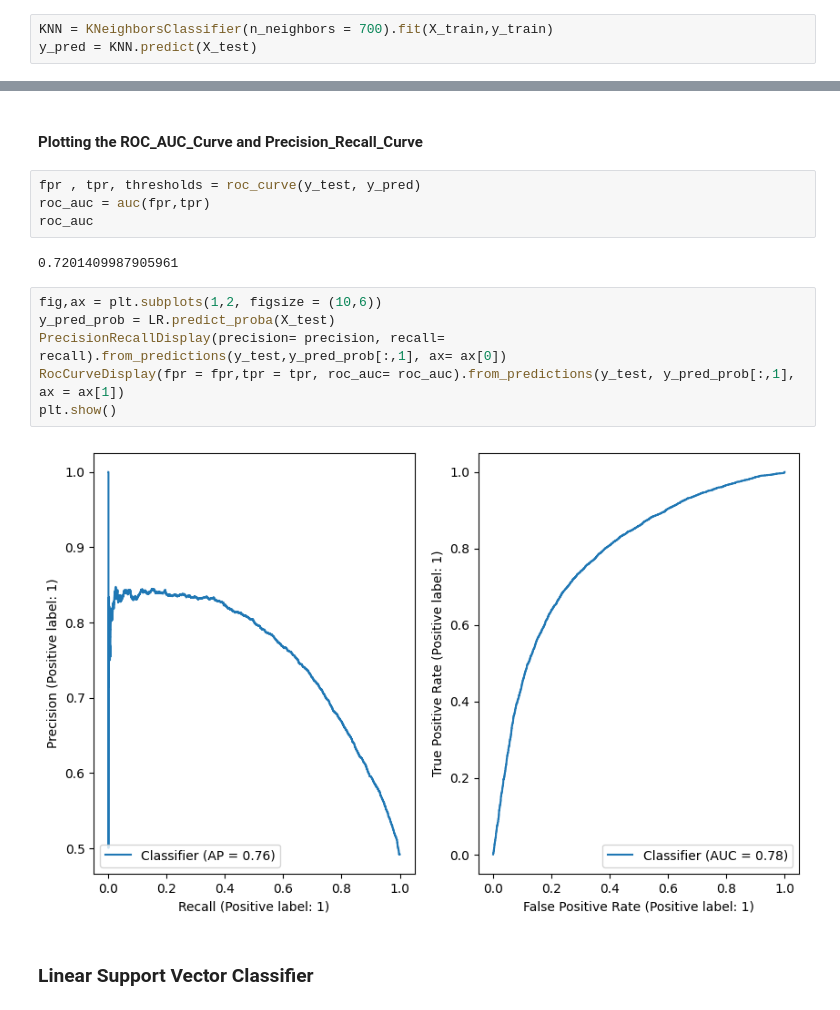
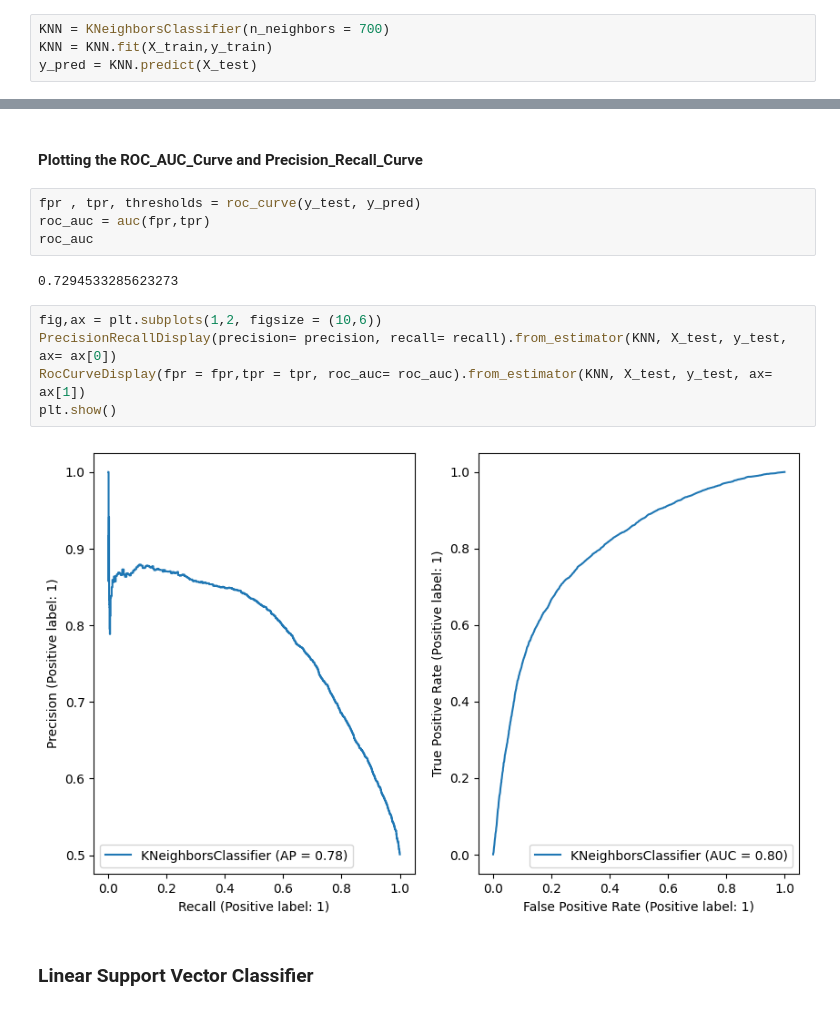
Before and after one commit to Shivam-3921/cardio_disease_prediction, a Jupyter notebook: cardio_diesease.ipynb, the cells around one changed output, grey strips where cells are left out. Drawn from its saved outputs; the diff is of its cells as text.

Commit message:
corrected the precision recall and ROC_AUC plots

```diff
--- a/cardio_diesease.ipynb
+++ b/cardio_diesease.ipynb
@@ -394,7 +394,8 @@ plt.show()
 # %% [markdown]
 #### Creating and training the K Nearest Neighbors Classifier
 # %%
-KNN = KNeighborsClassifier(n_neighbors = 700).fit(X_train,y_train)
+KNN = KNeighborsClassifier(n_neighbors = 700)
+KNN = KNN.fit(X_train,y_train)
 y_pred = KNN.predict(X_test)
 # %% [markdown]
 #### Calculating the accuracy scores using confusion matrix
@@ -434,15 +435,14 @@ fpr , tpr, thresholds = roc_curve(y_test, y_pred)
 roc_auc = auc(fpr,tpr)
 roc_auc
 # %% [output]
-0.7201409987905961
+0.7294533285623273
 # %%
 fig,ax = plt.subplots(1,2, figsize = (10,6))
-y_pred_prob = LR.predict_proba(X_test)
-PrecisionRecallDisplay(precision= precision, recall= recall).from_predictions(y_test,y_pred_prob[:,1], ax= ax[0])
-RocCurveDisplay(fpr = fpr,tpr = tpr, roc_auc= roc_auc).from_predictions(y_test, y_pred_prob[:,1], ax = ax[1])
+PrecisionRecallDisplay(precision= precision, recall= recall).from_estimator(KNN, X_test, y_test, ax= ax[0])
+RocCurveDisplay(fpr = fpr,tpr = tpr, roc_auc= roc_auc).from_estimator(KNN, X_test, y_test, ax= ax[1])
 plt.show()
 # %% [output]
-[figure, old version]
+[figure, new version]
 # %% [markdown]
 ### Linear Support Vector Classifier
 # %% [markdown]
```
Also changed, not shown: parts of 23 cells of this notebook.
